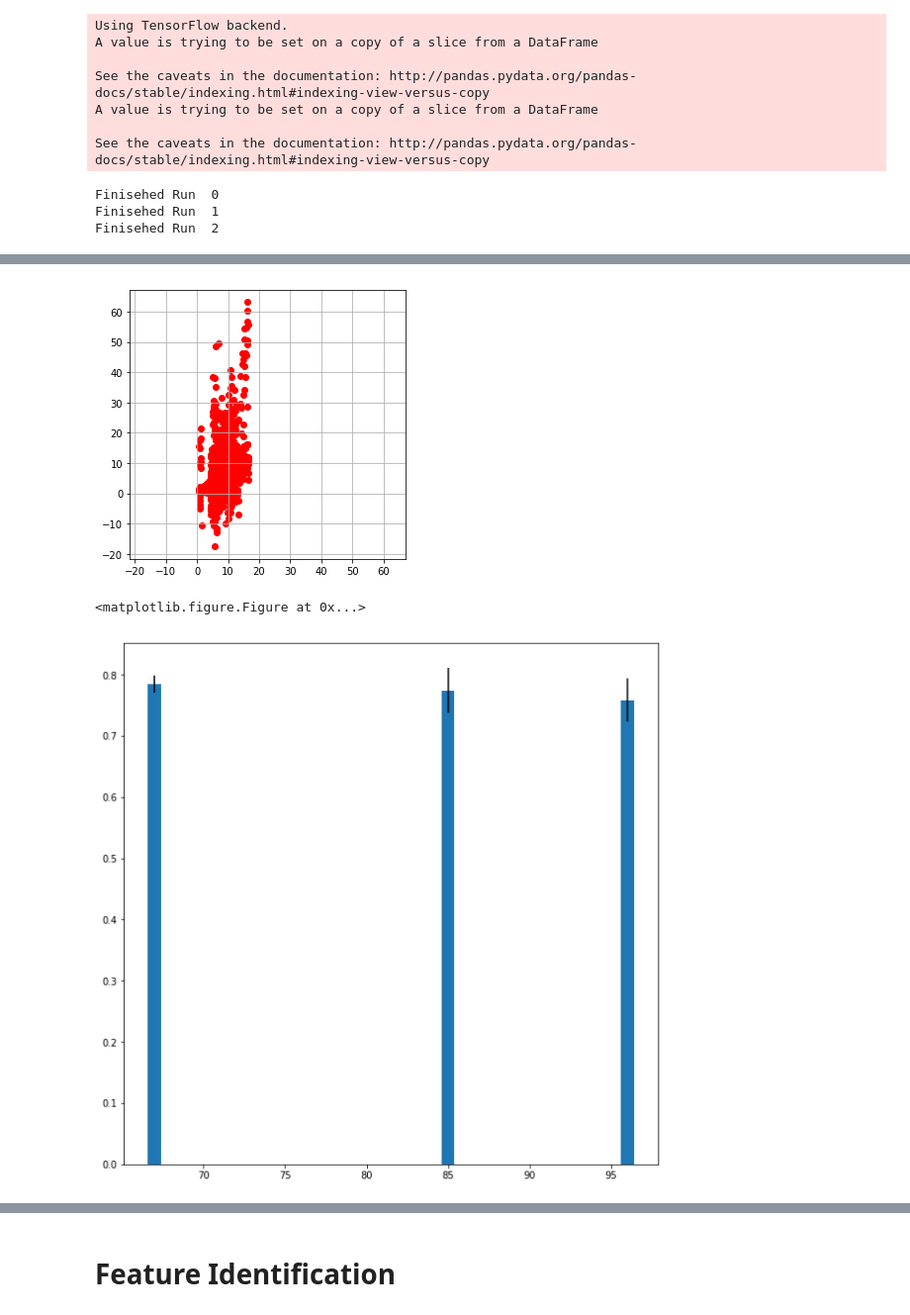
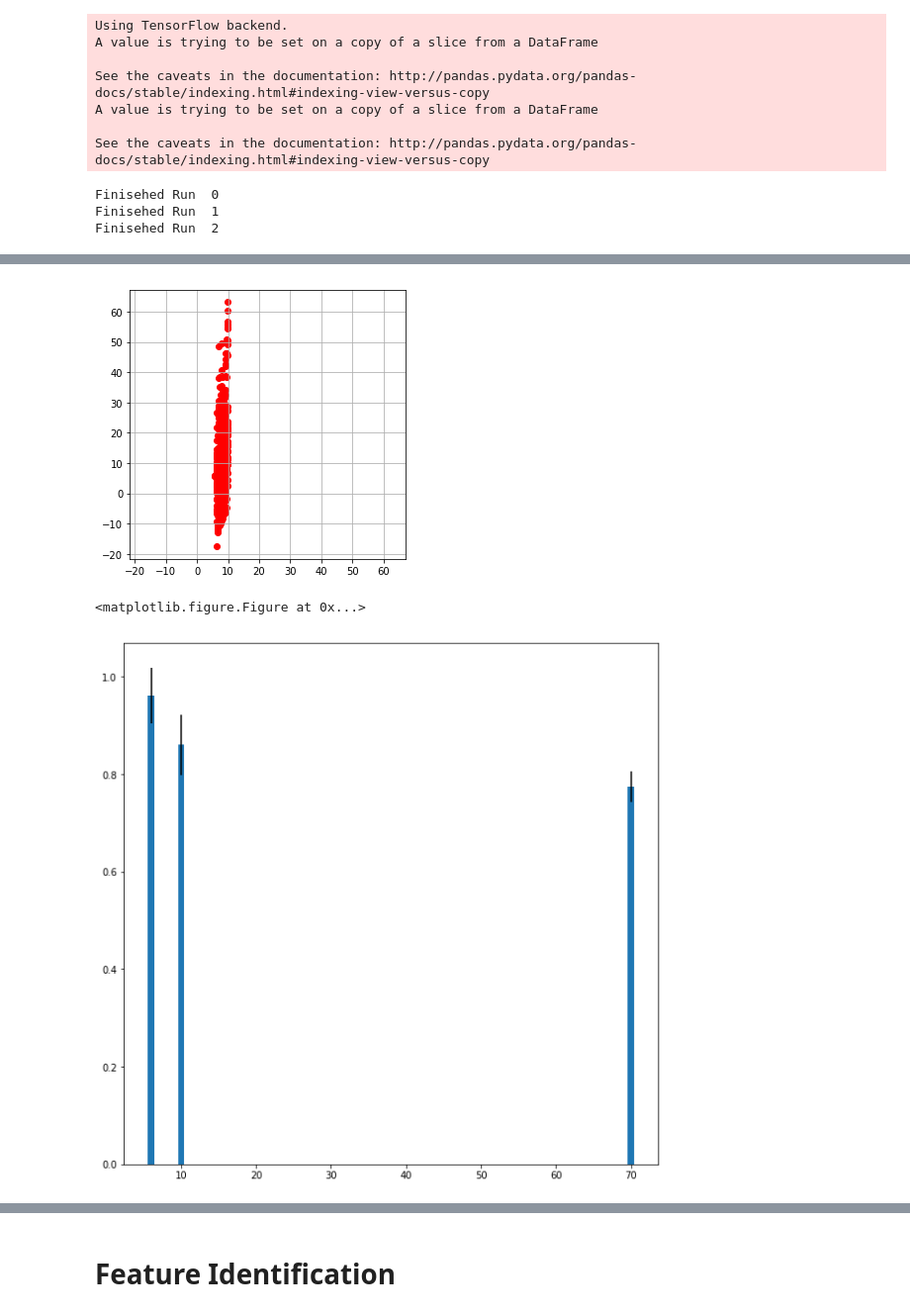
Before and after one commit to June-Skeeter/ML_GapFilling, a Jupyter notebook: MultiLayerModel.ipynb, the cells around one changed output, grey strips where cells are left out. Shown at 99% size. Saved outputs shown, nothing was run; the diff lists cells and outputs as text; code cells hidden in the pictures.

```diff
--- a/MultiLayerModel.ipynb
+++ b/MultiLayerModel.ipynb
@@ -62,10 +62,10 @@ AllVars = ['H','LE','Fco2','fco2','fch4','Wind Spd','air pressure','Ta','Rn','PP
 #          'VWC','Active Layer','Rain','Water Table']
 
 
-FullModel = ['wind_speed','Sedge','AirTC_Avg','PPFD_Avg','VWC','Temp']
+FullModel = ['wind_speed','Sedge','Shrub','PPFD_Avg','Temp']
 
 Time = time.time()
-Path = 'Data_Footprints_2018-05-04.csv'
+Path = 'C:/Users/wesle/Illisarvik_Processing/Data_Footprints_2018-05-06.csv'#'Data_Footprints_2018-05-04.csv'
 
 def RunReps(Model,params,pool = None,plot=False,FullReturn=False):
     RST = RSTF.ReadStandardTimeFill(Path)
@@ -160,6 +160,6 @@ Finisehed Run  2
-[figure, old version]
+[figure, new version]
 <matplotlib.figure.Figure at 0x...>
-[figure, old version]
+[figure, new version]
 # %%
 
 
```
Also changed, not shown: parts of 6 cells of this notebook.
